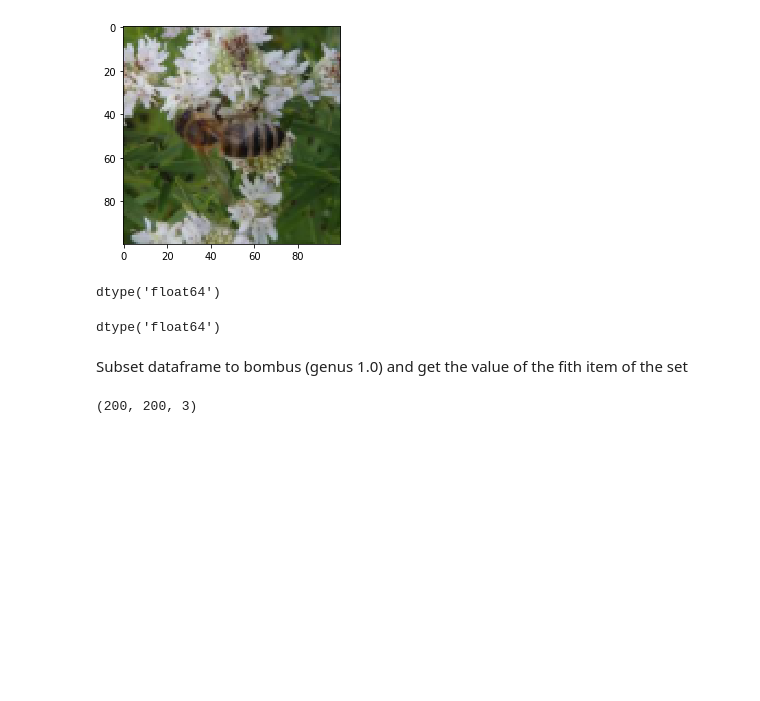
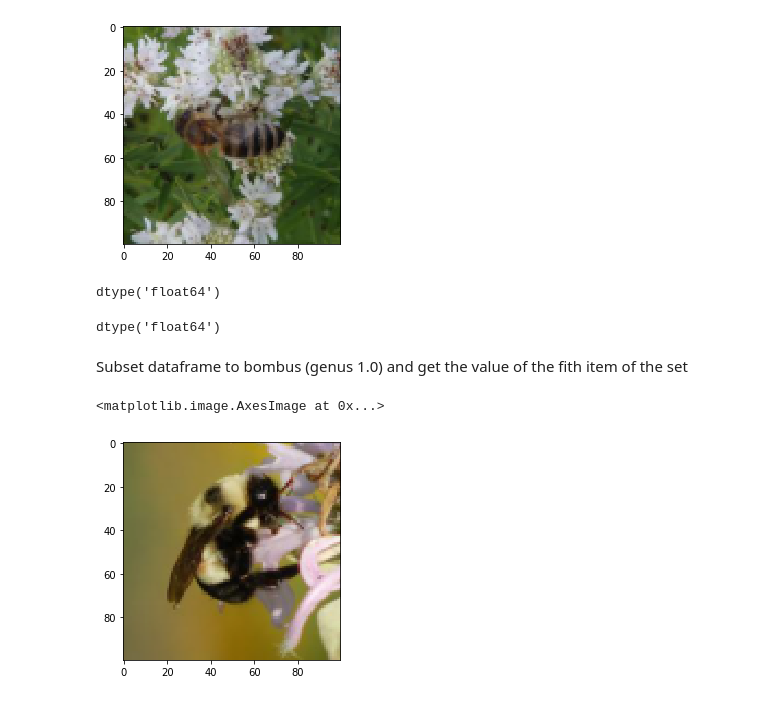
Before and after one commit to juansantateresa/juan, a Jupyter notebook: Projects/Predict Species from Images.ipynb, the cells around one changed output. Drawn from its saved outputs; the diff is of its cells as text; code cells hidden in the pictures; blank space fills up the shorter version.

```diff
--- a/Projects/Predict Species from Images.ipynb
+++ b/Projects/Predict Species from Images.ipynb
@@ -75,6 +75,8 @@ Subset dataframe to bombus (genus 1.0) and get the value of the fith item of the
 # %%
 bombus_row = labels[labels['genus']== 1.0].index[5]
 bombus_img = get_image(bombus_row)
-bombus_img.shape
+
+plt.imshow(bombus_img)
 # %% [output]
-(200, 200, 3)
+<matplotlib.image.AxesImage at 0x...>
+[figure, added]
```
Also changed, not shown: parts of 11 cells of this notebook.
